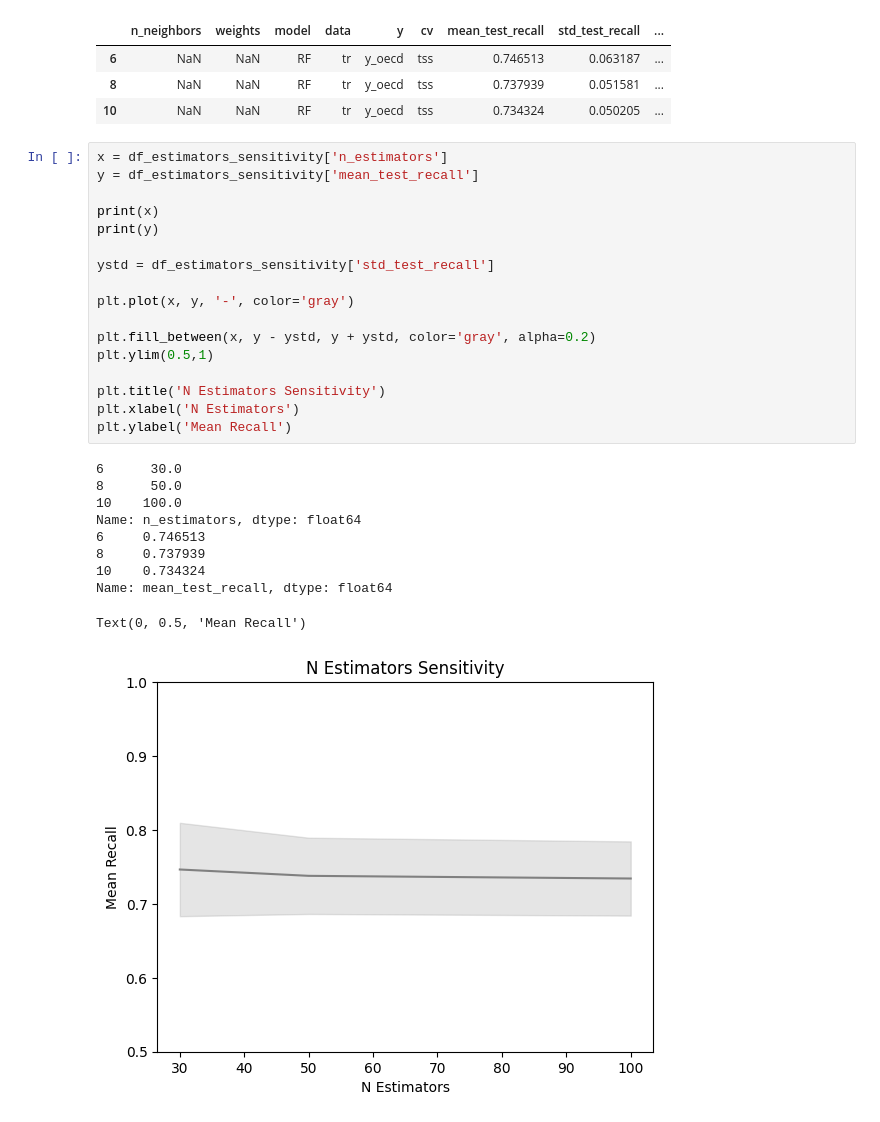
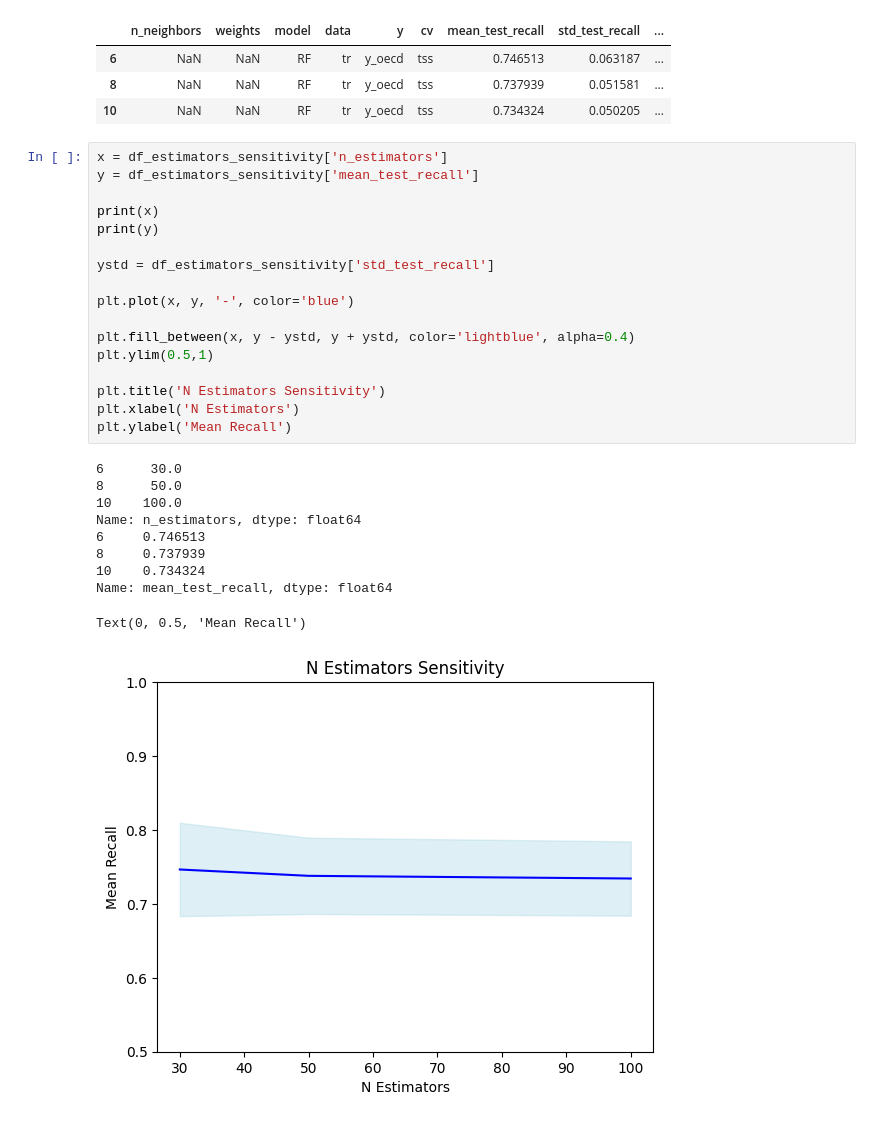
Before and after one commit to rlieu/milestoneII, a Jupyter notebook: models/4.sensitivity.ipynb, the cells around one changed output. Cells and saved outputs as stored; diff of their text form.

```diff
--- a/models/4.sensitivity.ipynb
+++ b/models/4.sensitivity.ipynb
@@ -79,28 +79,28 @@ df_estimators_sensitivity
 # %%
 x = df_estimators_sensitivity['n_estimators']
 y = df_estimators_sensitivity['mean_test_recall']
 
 print(x)
 print(y)
 
 ystd = df_estimators_sensitivity['std_test_recall']
 
-plt.plot(x, y, '-', color='gray')
+plt.plot(x, y, '-', color='blue')
 
-plt.fill_between(x, y - ystd, y + ystd, color='gray', alpha=0.2)
+plt.fill_between(x, y - ystd, y + ystd, color='lightblue', alpha=0.4)
 plt.ylim(0.5,1)
 
 plt.title('N Estimators Sensitivity')
 plt.xlabel('N Estimators')
 plt.ylabel('Mean Recall')
 # %% [output]
 6      30.0
 8      50.0
 10    100.0
 Name: n_estimators, dtype: float64
 6     0.746513
 8     0.737939
 10    0.734324
 Name: mean_test_recall, dtype: float64
 Text(0, 0.5, 'Mean Recall')
-[figure, old version]
+[figure, new version]
```
Also changed, not shown: parts of 2 cells of this notebook.
